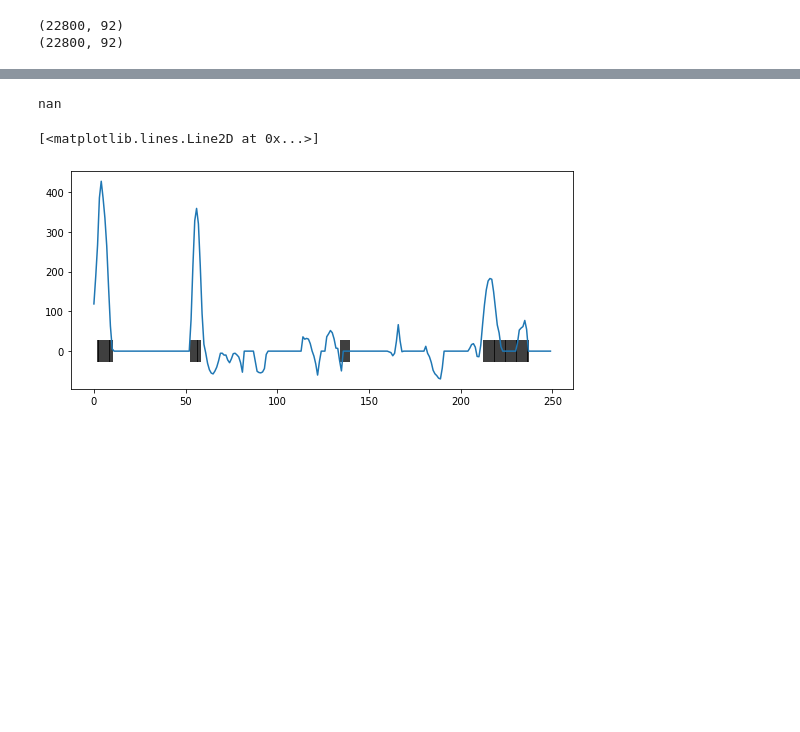
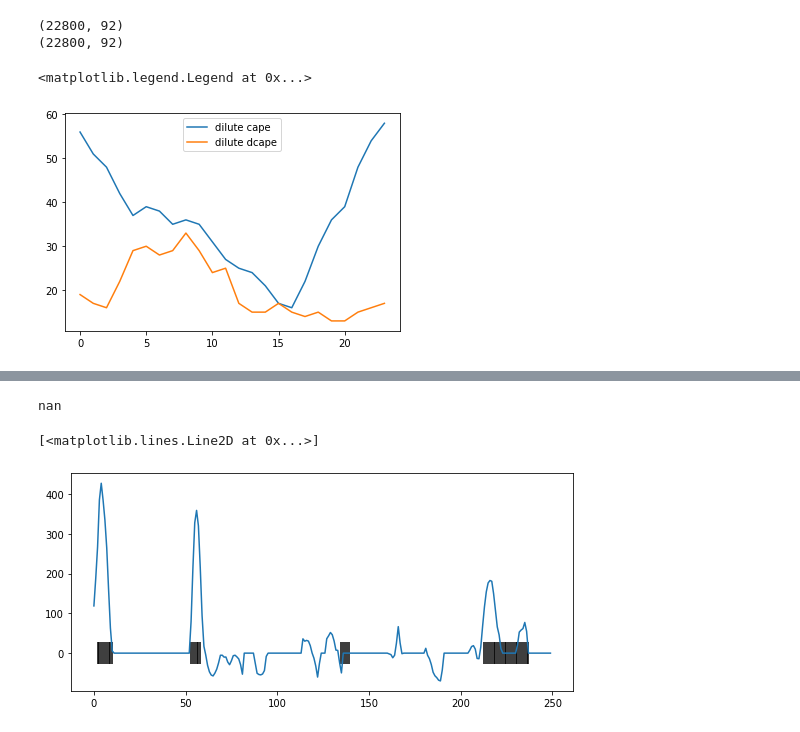
Before and after one commit to eexcalibur/ML_trigger, a Jupyter notebook: ML/trigger_ml_sgp.ipynb, the cells around one changed output, grey strips where cells are left out. Saved outputs shown, nothing was run; the diff lists cells and outputs as text; code cells hidden in the pictures; blank space fills up the shorter version.

```diff
--- a/ML/trigger_ml_sgp.ipynb
+++ b/ML/trigger_ml_sgp.ipynb
@@ -65,3 +65,46 @@ cv = ShuffleSplit(n_splits=5, test_size=0.2, random_state=10)
 # %% [output]
 (22800, 92)
 (22800, 92)
+# %%
+len_aa = 5712
+dc_diurnal = np.zeros([24])
+dc_diurnal_local = np.zeros([24])
+dc_frequent = np.zeros([len_aa])
+
+dd_diurnal = np.zeros([24])
+dd_diurnal_local = np.zeros([24])
+dd_frequent = np.zeros([len_aa])
+
+aa = dilute_cape[2*len_aa:3*len_aa]
+bb = dilute_dcape[2*len_aa:3*len_aa]
+
+for i in range(len_aa):
+    if aa[i] > 70:
+        dc_frequent[i] = 1
+    if bb[i] > 65:
+        dd_frequent[i] = 1
+
+for i in range(24):
+    dc_diurnal[i] = np.sum(dc_frequent[i::24])
+    dd_diurnal[i] = np.sum(dd_frequent[i::24])
+
+#print(dc_diurnal)
+
+#dc_diurnal_local[:6] = np.copy(dc_diurnal[2:])
+#dc_diurnal_local[6:] = np.copy(dc_diurnal[:2])
+
+#dd_diurnal_local[:6] = np.copy(dd_diurnal[2:])
+#dd_diurnal_local[6:] = np.copy(dd_diurnal[:2])
+
+#print(dc_diurnal_local)
+
+#x = [0,1,2,3,4,5,6,7]
+#labels = ["0","3","6","9","12","15","18","21"]
+#labels = ["2","5","8","11","14","17","20","23"]
+plt.plot(dc_diurnal, label="dilute cape")
+plt.plot(dd_diurnal, label="dilute dcape")
+#plt.xticks(x,labels)
+plt.legend()
+# %% [output]
+<matplotlib.legend.Legend at 0x...>
+[figure, added]
```
Also changed, not shown: parts of 15 cells of this notebook, 11 other files.
